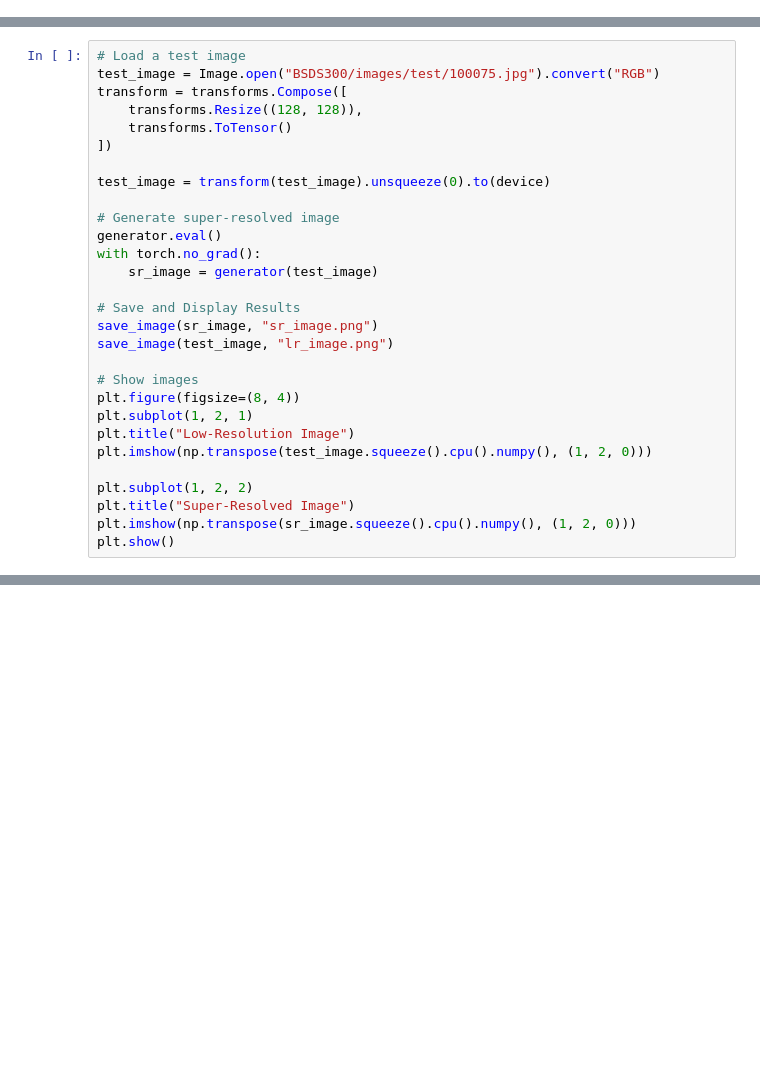
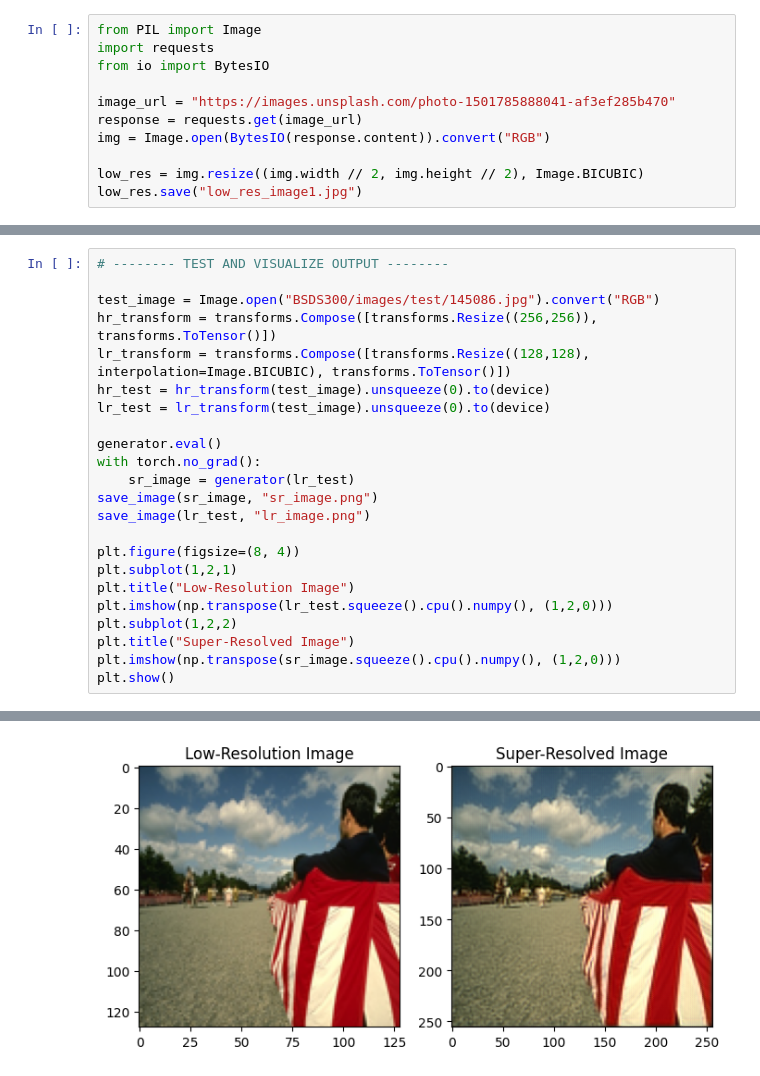
Before and after one commit to Shahanas2003/gen_ai, a Jupyter notebook: High_Resolution_Image_Enhancement.ipynb, the cells around one changed output, grey strips where cells are left out. Drawn from its saved outputs; the diff is of its cells as text; blank space fills up the shorter version.

```diff
--- a/High_Resolution_Image_Enhancement.ipynb
+++ b/High_Resolution_Image_Enhancement.ipynb
@@ -305,0 +325,11 @@ train(generator, discriminator, dataloader, num_epochs=2, optimizer_G=optimizer_
+# %%
+from PIL import Image
+import requests
+from io import BytesIO
+
+image_url = "https://images.unsplash.com/photo-1501785888041-af3ef285b470"
+response = requests.get(image_url)
+img = Image.open(BytesIO(response.content)).convert("RGB")
+
+low_res = img.resize((img.width // 2, img.height // 2), Image.BICUBIC)
+low_res.save("low_res_image1.jpg")
@@ -306,29 +534,24 @@ train(generator, discriminator, dataloader, num_epochs=2, optimizer_G=optimizer_
 # %%
-# Load a test image
-test_image = Image.open("BSDS300/images/test/100075.jpg").convert("RGB")
-transform = transforms.Compose([
-    transforms.Resize((128, 128)),
-    transforms.ToTensor()
-])
+# -------- TEST AND VISUALIZE OUTPUT --------
 
-test_image = transform(test_image).unsqueeze(0).to(device)
+test_image = Image.open("BSDS300/images/test/145086.jpg").convert("RGB")
+hr_transform = transforms.Compose([transforms.Resize((256,256)), transforms.ToTensor()])
+lr_transform = transforms.Compose([transforms.Resize((128,128), interpolation=Image.BICUBIC), transforms.ToTensor()])
+hr_test = hr_transform(test_image).unsqueeze(0).to(device)
+lr_test = lr_transform(test_image).unsqueeze(0).to(device)
 
-# Generate super-resolved image
 generator.eval()
 with torch.no_grad():
-    sr_image = generator(test_image)
+    sr_image = generator(lr_test)
+save_image(sr_image, "sr_image.png")
+save_image(lr_test, "lr_image.png")
 
-# Save and Display Results
-save_image(sr_image, "sr_image.png")
-save_image(test_image, "lr_image.png")
-
-# Show images
 plt.figure(figsize=(8, 4))
-plt.subplot(1, 2, 1)
+plt.subplot(1,2,1)
 plt.title("Low-Resolution Image")
-plt.imshow(np.transpose(test_image.squeeze().cpu().numpy(), (1, 2, 0)))
-
-plt.subplot(1, 2, 2)
+plt.imshow(np.transpose(lr_test.squeeze().cpu().numpy(), (1,2,0)))
+plt.subplot(1,2,2)
 plt.title("Super-Resolved Image")
-plt.imshow(np.transpose(sr_image.squeeze().cpu().numpy(), (1, 2, 0)))
+plt.imshow(np.transpose(sr_image.squeeze().cpu().numpy(), (1,2,0)))
 plt.show()
+# %% [output]
@@ -334,0 +559 @@ plt.show()
+[figure, added]
```
Also changed, not shown: parts of 19 cells of this notebook.
